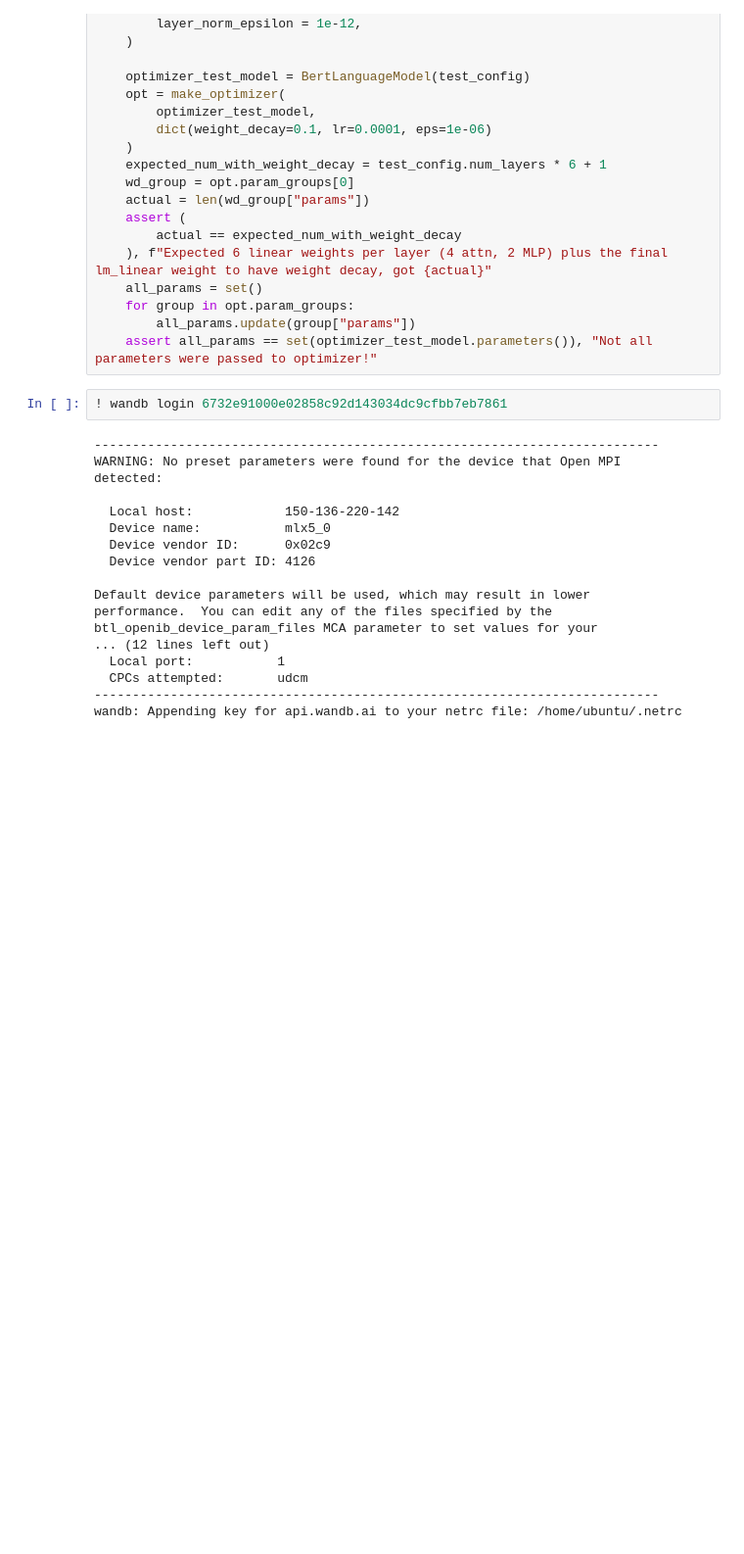
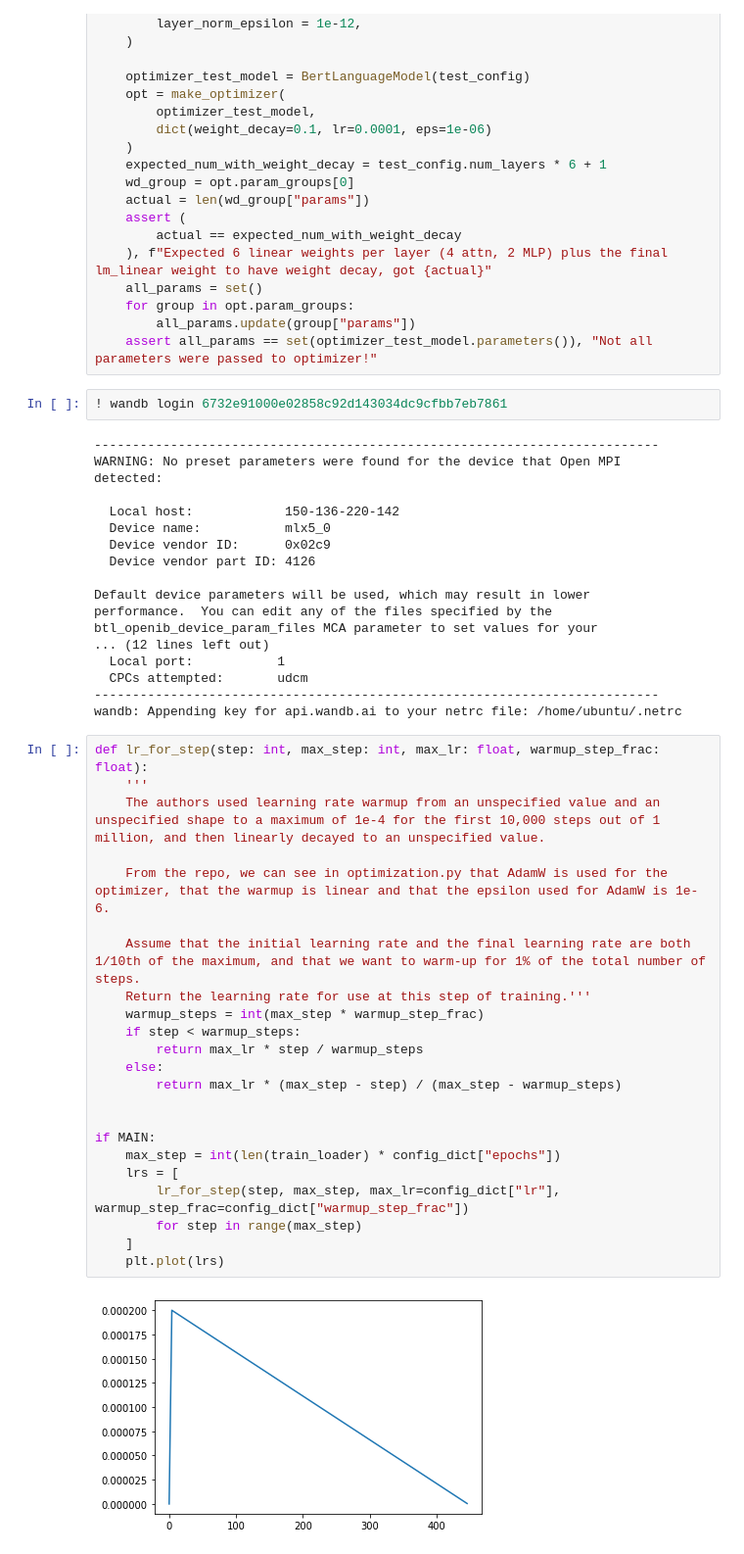
Before and after one commit to derpyplops/arena-v1-ldn, a Jupyter notebook: w2d5/wikitext.ipynb, the cells around one changed output. Shown at 98% size. Cells and saved outputs as stored; diff of their text form; blank space fills up the shorter version.

```diff
--- a/w2d5/wikitext.ipynb
+++ b/w2d5/wikitext.ipynb
@@ -681,6 +674,31 @@ btl_openib_device_param_files MCA parameter to set values for your
   CPCs attempted:       udcm
 --------------------------------------------------------------------------
 wandb: Appending key for api.wandb.ai to your netrc file: /home/ubuntu/.netrc
+# %%
+def lr_for_step(step: int, max_step: int, max_lr: float, warmup_step_frac: float):
+    '''
+    The authors used learning rate warmup from an unspecified value and an unspecified shape to a maximum of 1e-4 for the first 10,000 steps out of 1 million, and then linearly decayed to an unspecified value.
+
+    From the repo, we can see in optimization.py that AdamW is used for the optimizer, that the warmup is linear and that the epsilon used for AdamW is 1e-6.
+
+    Assume that the initial learning rate and the final learning rate are both 1/10th of the maximum, and that we want to warm-up for 1% of the total number of steps.
+    Return the learning rate for use at this step of training.'''
+    warmup_steps = int(max_step * warmup_step_frac)
+    if step < warmup_steps:
+        return max_lr * step / warmup_steps
+    else:
+        return max_lr * (max_step - step) / (max_step - warmup_steps)
+
+
+if MAIN:
+    max_step = int(len(train_loader) * config_dict["epochs"])
+    lrs = [
+        lr_for_step(step, max_step, max_lr=config_dict["lr"], warmup_step_frac=config_dict["warmup_step_frac"])
+        for step in range(max_step)
+    ]
+    plt.plot(lrs)
+# %% [output]
+[figure, added]
 # %%
 def bert_mlm_pretrain(model: BertLanguageModel, config_dict: dict, train_loader: DataLoader) -> None:
     '''Train using masked language modelling.'''
```
Also changed, not shown: parts of 3 cells of this notebook.
